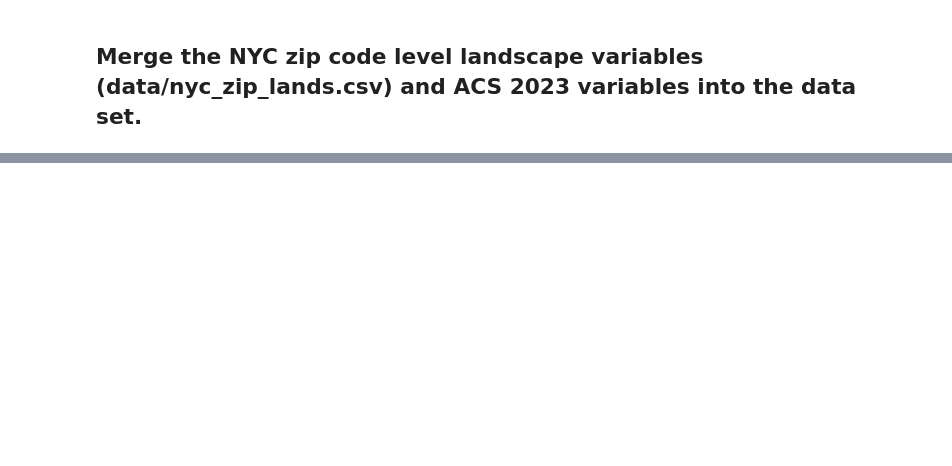
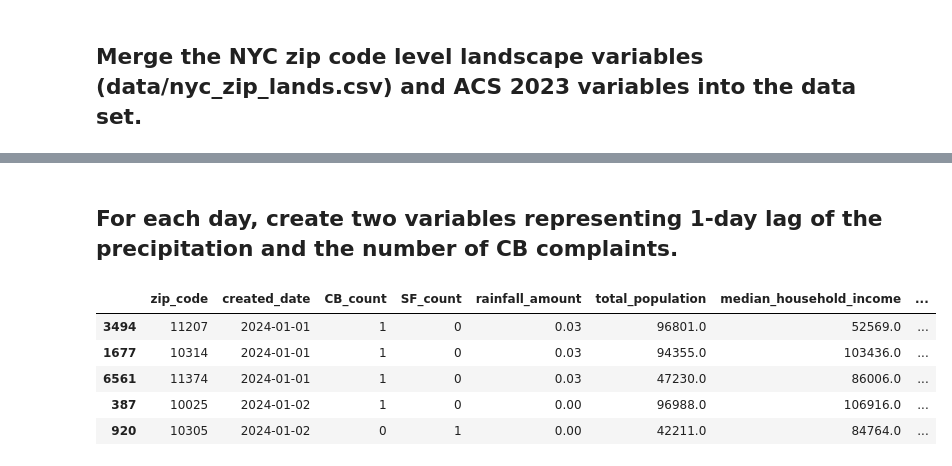
Before and after one commit to ids25s/mid-term-project-alyssahorn, a Jupyter notebook: midterm.ipynb, the cells around one changed output, grey strips where cells are left out. Saved outputs shown, nothing was run; the diff lists cells and outputs as text; code cells hidden in the pictures; blank space fills up the shorter version.

```diff
--- a/midterm.ipynb
+++ b/midterm.ipynb
@@ -1155,0 +1203,13 @@ agg_df.tail()
+# %% [markdown]
+## For each day, create two variables representing 1-day lag of the precipitation and the number of CB complaints.
+# %%
+# Ensure the dataset is sorted by date before applying lag features
+agg_df = agg_df.sort_values(by=['created_date'])
+agg_df.head()
+# %% [output]
+|  | zip_code | created_date | CB_count | SF_count | rainfall_amount | total_population | median_household_income | ... |
+| 3494 | 11207 | 2024-01-01 | 1 | 0 | 0.03 | 96801.0 | 52569.0 | ... |
+| 1677 | 10314 | 2024-01-01 | 1 | 0 | 0.03 | 94355.0 | 103436.0 | ... |
+| 6561 | 11374 | 2024-01-01 | 1 | 0 | 0.03 | 47230.0 | 86006.0 | ... |
+| 387 | 10025 | 2024-01-02 | 1 | 0 | 0.00 | 96988.0 | 106916.0 | ... |
+| 920 | 10305 | 2024-01-02 | 0 | 1 | 0.00 | 42211.0 | 84764.0 | ... |
```
Also changed, not shown: parts of 18 cells of this notebook.
